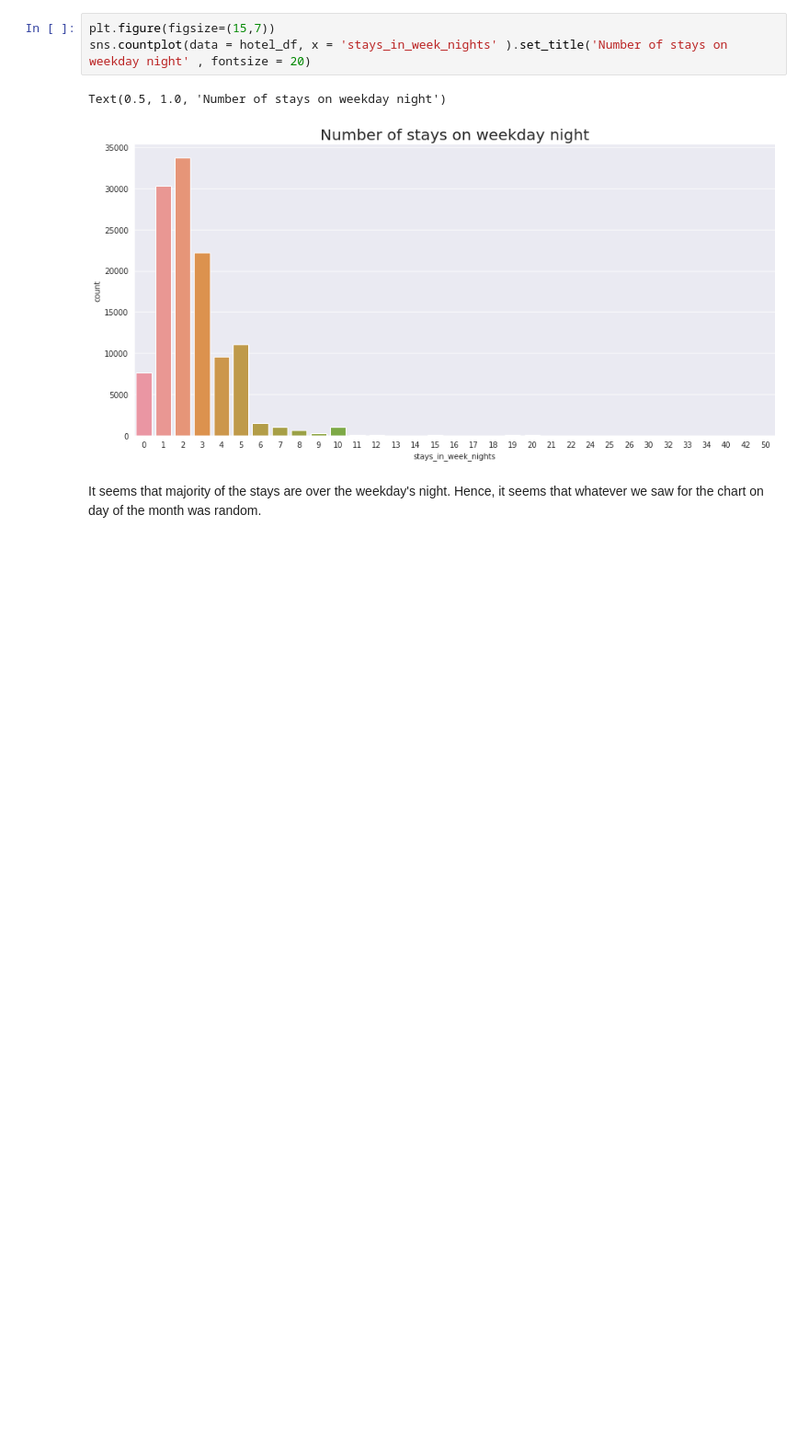
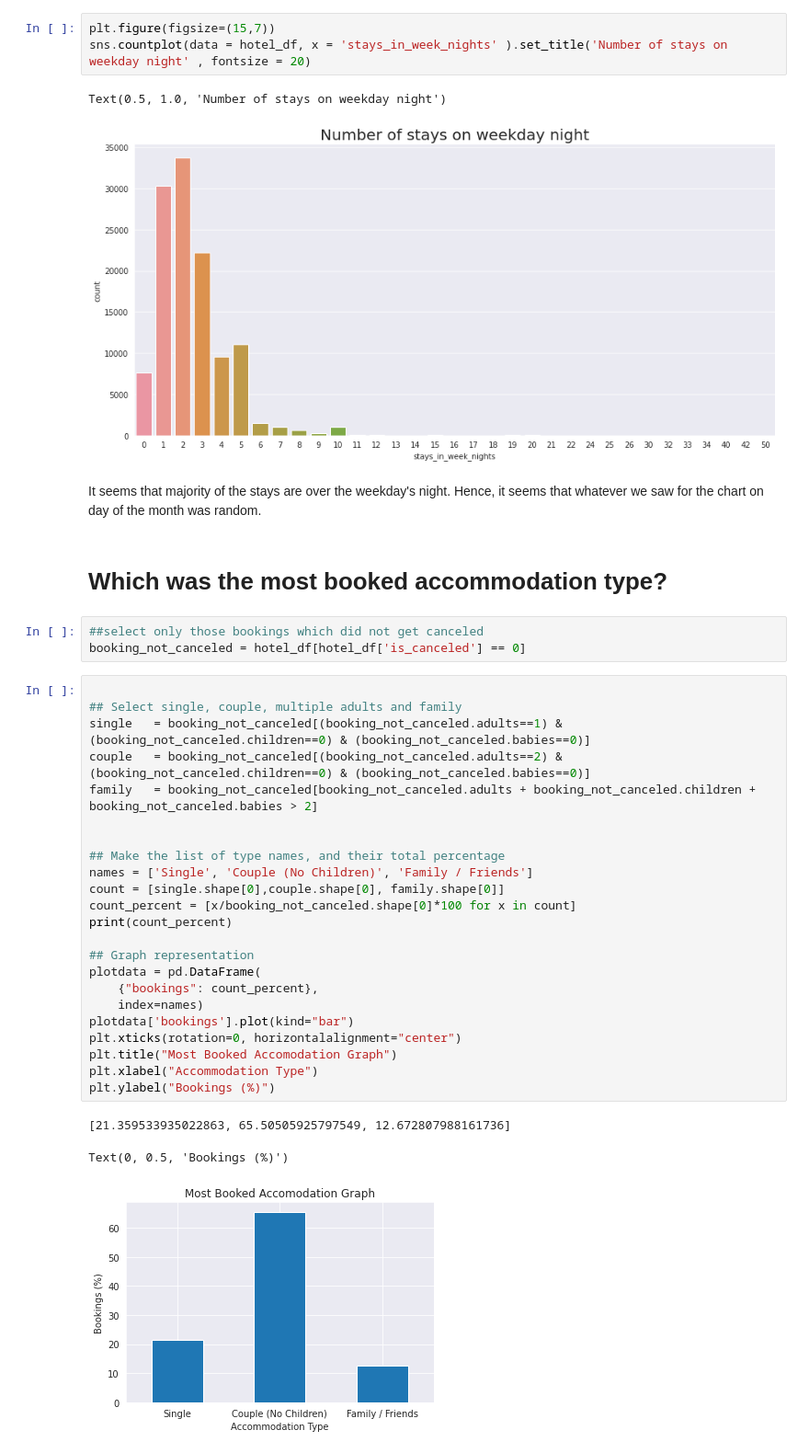
Before and after one commit to amitkumar8486/EDA-Hotel-Booking-Analysis, a Jupyter notebook: EDA_Hotel_Booking_Analysis.ipynb, the cells around one changed output. Shown at 92% size. Saved outputs shown, nothing was run; the diff lists cells and outputs as text; blank space fills up the shorter version.

```diff
--- a/EDA_Hotel_Booking_Analysis.ipynb
+++ b/EDA_Hotel_Booking_Analysis.ipynb
@@ -489,3 +489,35 @@ Text(0.5, 1.0, 'Number of stays on weekday night')
 [figure]
 # %% [markdown]
 It seems that majority of the stays are over the weekday's night. Hence, it seems that whatever we saw for the chart on day of the month was random.
+# %% [markdown]
+# Which was the most booked accommodation type?
+# %%
+##select only those bookings which did not get canceled
+booking_not_canceled = hotel_df[hotel_df['is_canceled'] == 0]
+# %%
+
+## Select single, couple, multiple adults and family
+single   = booking_not_canceled[(booking_not_canceled.adults==1) & (booking_not_canceled.children==0) & (booking_not_canceled.babies==0)]
+couple   = booking_not_canceled[(booking_not_canceled.adults==2) & (booking_not_canceled.children==0) & (booking_not_canceled.babies==0)]
+family   = booking_not_canceled[booking_not_canceled.adults + booking_not_canceled.children + booking_not_canceled.babies > 2]
+
+
+## Make the list of type names, and their total percentage
+names = ['Single', 'Couple (No Children)', 'Family / Friends']
+count = [single.shape[0],couple.shape[0], family.shape[0]]
+count_percent = [x/booking_not_canceled.shape[0]*100 for x in count]
+print(count_percent)
+
+## Graph representation
+plotdata = pd.DataFrame(
+    {"bookings": count_percent},
+    index=names)
+plotdata['bookings'].plot(kind="bar")
+plt.xticks(rotation=0, horizontalalignment="center")
+plt.title("Most Booked Accomodation Graph")
+plt.xlabel("Accommodation Type")
+plt.ylabel("Bookings (%)")
+# %% [output]
+[21.359533935022863, 65.50505925797549, 12.672807988161736]
+Text(0, 0.5, 'Bookings (%)')
+[figure, added]
```
Also changed, not shown: parts of 7 cells of this notebook.
